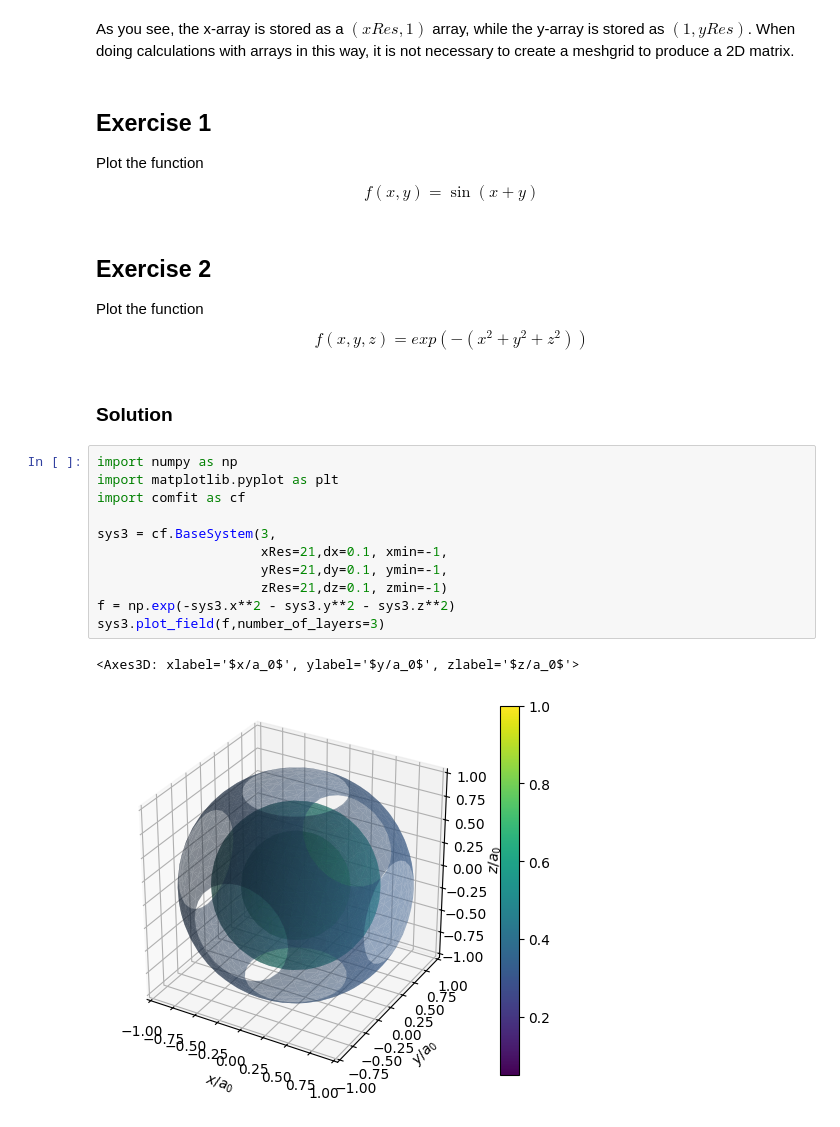
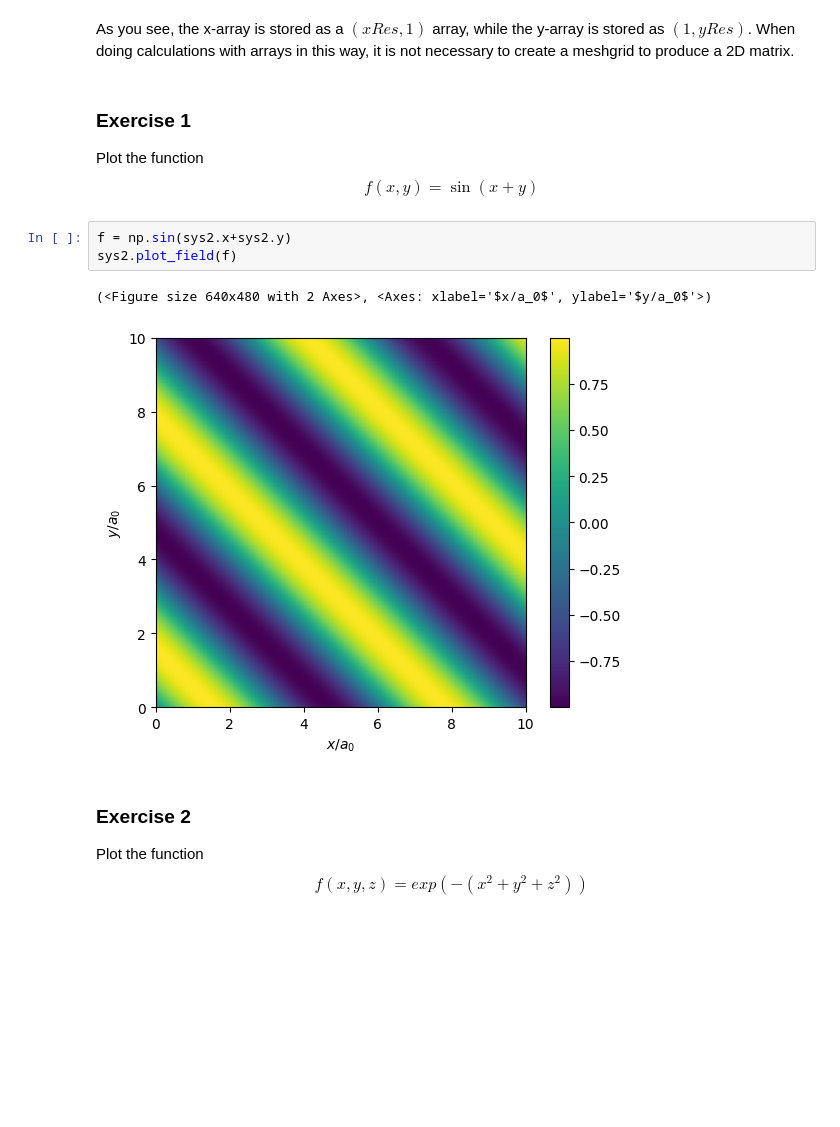
Before and after one commit to vidarsko/ComFiT, a Jupyter notebook: tutorial/base_system_basic_framework.ipynb, the cells around one changed output. Saved outputs shown, nothing was run; the diff lists cells and outputs as text; blank space fills up the shorter version.

Commit message:
Changes to plot function and work on tutorial

```diff
--- a/tutorial/base_system_basic_framework.ipynb
+++ b/tutorial/base_system_basic_framework.ipynb
@@ -85,30 +92,20 @@ sys2.plot_field(field)
 # %% [markdown]
 As you see, the x-array is stored as a $(xRes,1)$ array, while the y-array is stored as $(1,yRes)$. When doing calculations with arrays in this way, it is not necessary to create a meshgrid to produce a 2D matrix.
 # %% [markdown]
-## Exercise 1
+### Exercise 1
 Plot the function
 $$
 f(x,y) = \sin(x+y)
 $$
+# %%
+f = np.sin(sys2.x+sys2.y)
+sys2.plot_field(f)
+# %% [output]
+(<Figure size 640x480 with 2 Axes>, <Axes: xlabel='$x/a_0$', ylabel='$y/a_0$'>)
+[figure, added]
 # %% [markdown]
-## Exercise 2
+### Exercise 2
 Plot the function
 $$
 f(x,y,z) = exp(-(x^2 + y^2 + z^2))
 $$
-# %% [markdown]
-### Solution
-# %%
-import numpy as np
-import matplotlib.pyplot as plt
-import comfit as cf
-
-sys3 = cf.BaseSystem(3,
-                     xRes=21,dx=0.1, xmin=-1,
-                     yRes=21,dy=0.1, ymin=-1,
-                     zRes=21,dz=0.1, zmin=-1)
-f = np.exp(-sys3.x**2 - sys3.y**2 - sys3.z**2)
-sys3.plot_field(f,number_of_layers=3)
-# %% [output]
-<Axes3D: xlabel='$x/a_0$', ylabel='$y/a_0$', zlabel='$z/a_0$'>
-[figure, removed]
```
Also changed, not shown: parts of 24 cells of this notebook, 3 other files.
